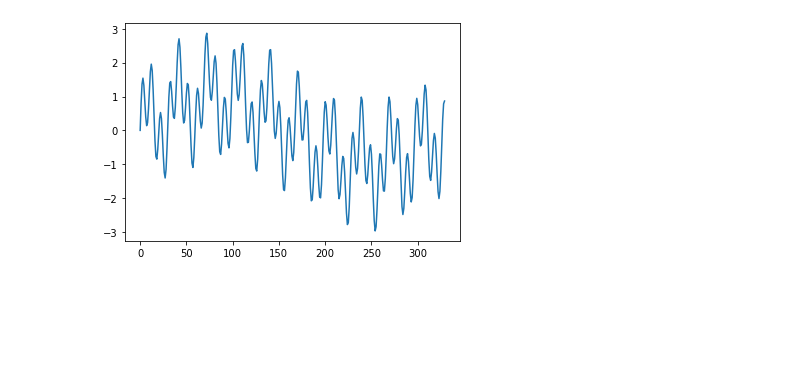
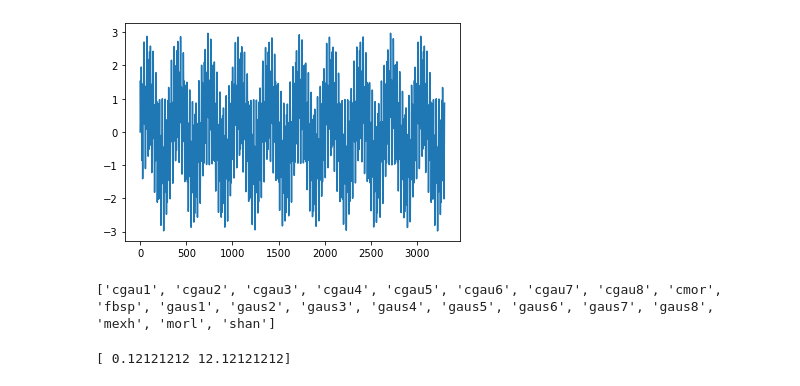
Before and after one commit to stefanpate/DDSE, a Jupyter notebook: intro_wavelets.ipynb, the cells around one changed output. Drawn from its saved outputs; the diff is of its cells as text; code cells hidden in the pictures; blank space fills up the shorter version.

```diff
--- a/intro_wavelets.ipynb
+++ b/intro_wavelets.ipynb
@@ -5,20 +6,36 @@ import pywt
 # %%
+# 1d data
+
 L0 = 10
 L1 = 1
 L2 = 0.3
 sf = int(10 / L2)
-t_span = L0
-x = np.linspace(0, t_span, sf * t_span)
+t_span = L0 * 10
+t = np.linspace(0, t_span, sf * t_span)
 
 def sin(x, L):
     return np.sin(2 * np.pi * (1 / L) * x)
 
-signal = sin(x, L0) + sin(x, L1) + sin(x, L2)
+signal = sin(t, L0) + sin(t, L1) + sin(t, L2)
 
 plt.plot(signal)
 # plt.plot(sin(x, L0), 'r--')
 # plt.plot(sin(x, L1), 'g--')
 # plt.plot(sin(x, L2), 'm--')
 plt.show()
 # %% [output]
-[figure, old version]
+[figure, new version]
+# %%
+# What wavelets available for continuous transform
+wavlist = pywt.wavelist(kind='continuous')
+print(wavlist)
+# %% [output]
+['cgau1', 'cgau2', 'cgau3', 'cgau4', 'cgau5', 'cgau6', 'cgau7', 'cgau8', 'cmor', 'fbsp', 'gaus1', 'gaus2', 'gaus3', 'gaus4', 'gaus5', 'gaus6', 'gaus7', 'gaus8', 'mexh', 'morl', 'shan']
+# %%
+# Look at what scales you need to cover periods in your data
+scl_l, scl_h = 1, 100
+wav = 'mexh'
+f = pywt.scale2frequency(wav, [scl_l, scl_h]) / (1 / sf)
+print(1 / f)
+# %% [output]
+[ 0.12121212 12.12121212]
```
Also changed, not shown: parts of 7 cells of this notebook, 10 other files.
